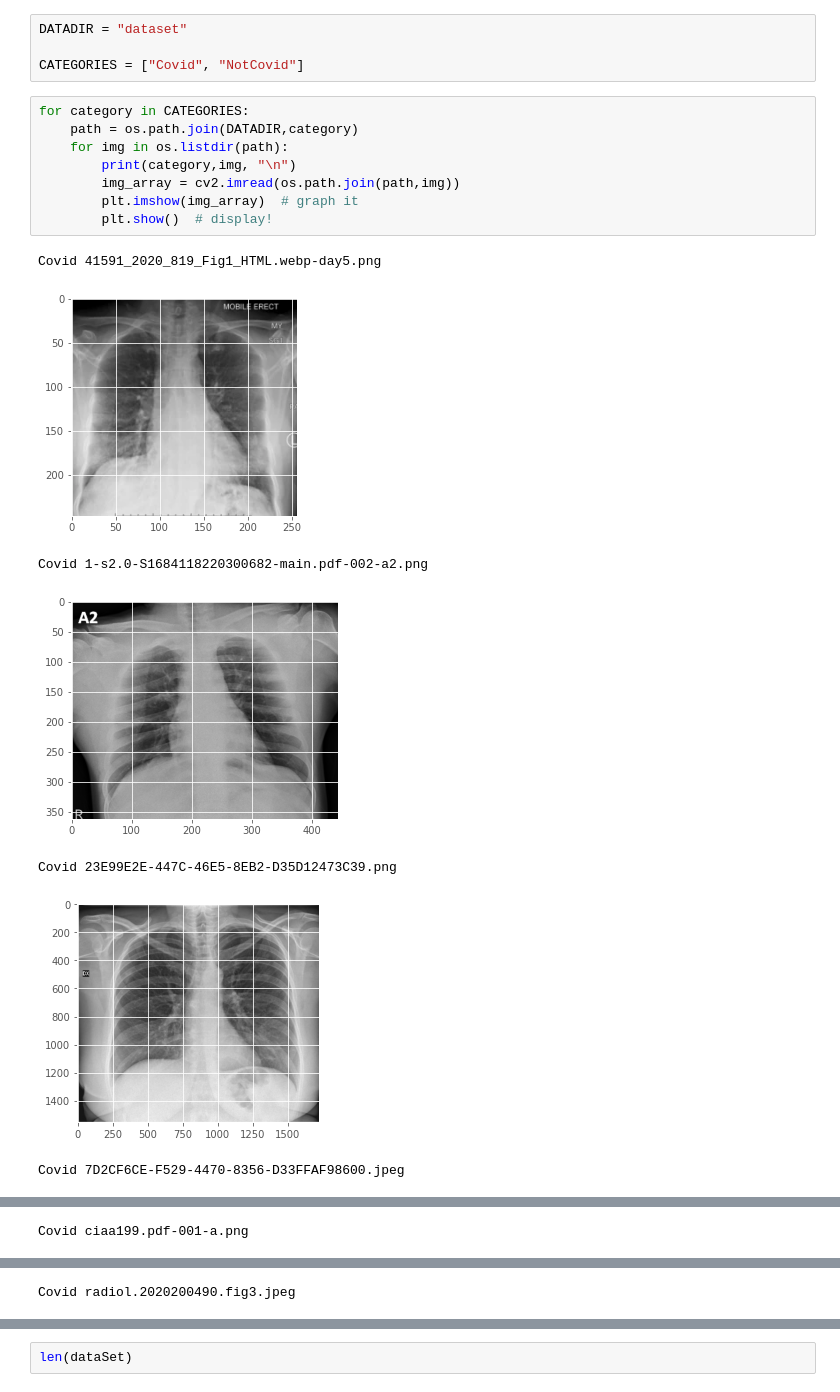
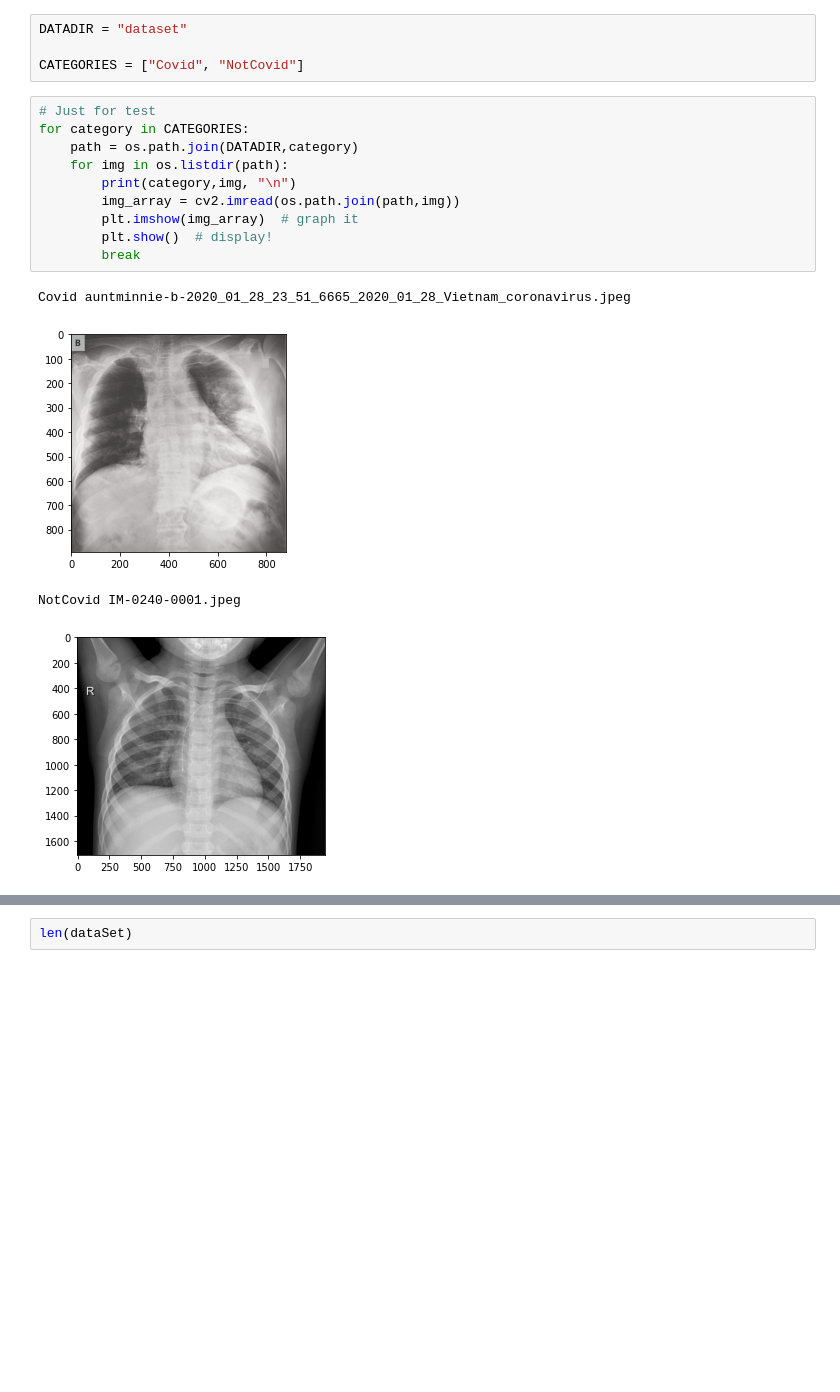
Before and after one commit to HebahAlshamlan/COVID-19, a Jupyter notebook: Covid_Classifier.ipynb, the cells around one changed output, grey strips where cells are left out. Saved outputs shown, nothing was run; the diff lists cells and outputs as text; blank space fills up the shorter version.

Commit message:
Fixed : Plot, Model, and Dataset

```diff
--- a/Covid_Classifier.ipynb
+++ b/Covid_Classifier.ipynb
@@ -36,18 +39,17 @@ DATADIR = "dataset"
 
 CATEGORIES = ["Covid", "NotCovid"]
 # %%
+# Just for test
 for category in CATEGORIES:
     path = os.path.join(DATADIR,category)
     for img in os.listdir(path):
         print(category,img, "\n")
         img_array = cv2.imread(os.path.join(path,img))
         plt.imshow(img_array)  # graph it
         plt.show()  # display!
+        break
 # %% [output]
-Covid 41591_2020_819_Fig1_HTML.webp-day5.png
+Covid auntminnie-b-2020_01_28_23_51_6665_2020_01_28_Vietnam_coronavirus.jpeg
-[figure, old version]
+[figure, new version]
-Covid 1-s2.0-S1684118220300682-main.pdf-002-a2.png
+NotCovid IM-0240-0001.jpeg
-[figure, old version]
+[figure, new version]
-Covid 23E99E2E-447C-46E5-8EB2-D35D12473C39.png
-[figure, removed]
-Covid 7D2CF6CE-F529-4470-8356-D33FFAF98600.jpeg
@@ -55 +55,0 @@ Covid 7D2CF6CE-F529-4470-8356-D33FFAF98600.jpeg
-Covid ciaa199.pdf-001-a.png
@@ -57 +55,0 @@ Covid ciaa199.pdf-001-a.png
-Covid radiol.2020200490.fig3.jpeg
```
Also changed, not shown: parts of 18 cells of this notebook.
